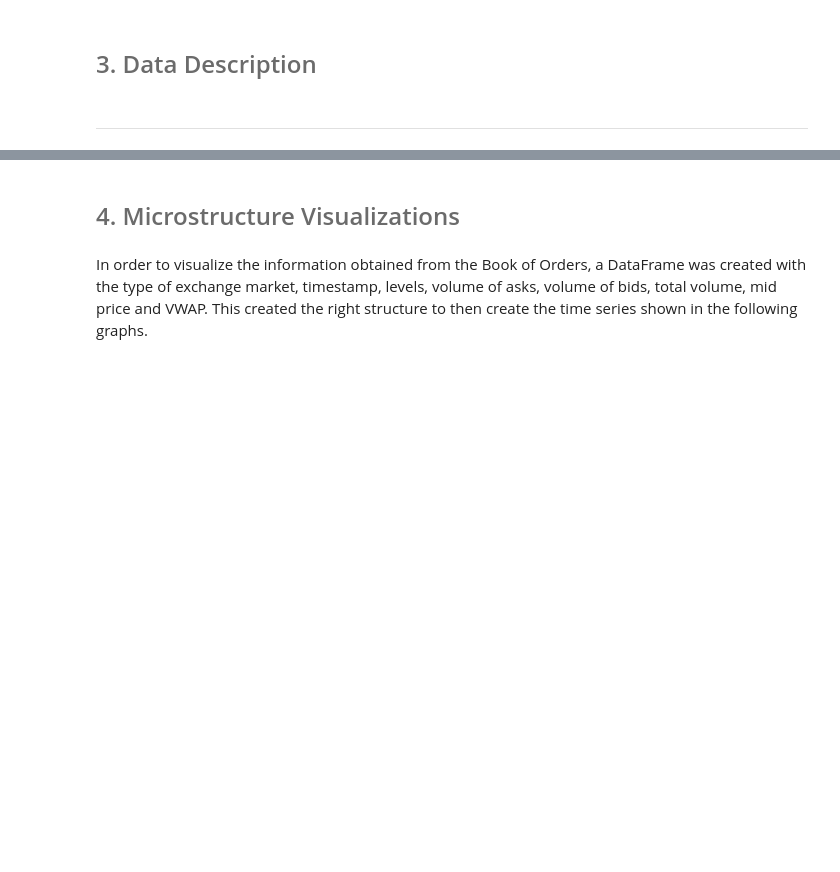
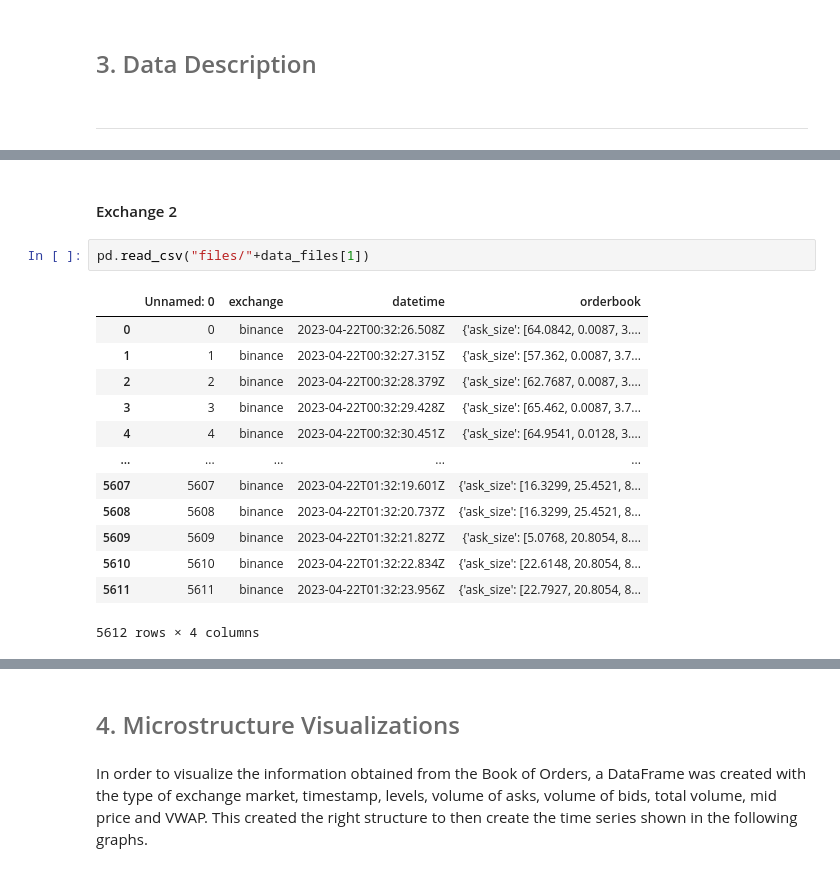
Before and after one commit to Tania-Bell/MyST_Lab4, a Jupyter notebook: notebook.ipynb, the cells around one changed output, grey strips where cells are left out. Saved outputs shown, nothing was run; the diff lists cells and outputs as text; blank space fills up the shorter version.

```diff
--- a/notebook.ipynb
+++ b/notebook.ipynb
@@ -204,0 +170,18 @@ series["bitfinex_ETHUSDT"].head()
+# %% [markdown]
+#### Exchange 2
+# %%
+pd.read_csv("files/"+data_files[1])
+# %% [output]
+|  | Unnamed: 0 | exchange | datetime | orderbook |
+| 0 | 0 | binance | 2023-04-22T00:32:26.508Z | {'ask_size': [64.0842, 0.0087, 3.... |
+| 1 | 1 | binance | 2023-04-22T00:32:27.315Z | {'ask_size': [57.362, 0.0087, 3.7... |
+| 2 | 2 | binance | 2023-04-22T00:32:28.379Z | {'ask_size': [62.7687, 0.0087, 3.... |
+| 3 | 3 | binance | 2023-04-22T00:32:29.428Z | {'ask_size': [65.462, 0.0087, 3.7... |
+| 4 | 4 | binance | 2023-04-22T00:32:30.451Z | {'ask_size': [64.9541, 0.0128, 3.... |
+| ... | ... | ... | ... | ... |
+| 5607 | 5607 | binance | 2023-04-22T01:32:19.601Z | {'ask_size': [16.3299, 25.4521, 8... |
+| 5608 | 5608 | binance | 2023-04-22T01:32:20.737Z | {'ask_size': [16.3299, 25.4521, 8... |
+| 5609 | 5609 | binance | 2023-04-22T01:32:21.827Z | {'ask_size': [5.0768, 20.8054, 8.... |
+| 5610 | 5610 | binance | 2023-04-22T01:32:22.834Z | {'ask_size': [22.6148, 20.8054, 8... |
+| 5611 | 5611 | binance | 2023-04-22T01:32:23.956Z | {'ask_size': [22.7927, 20.8054, 8... |
+5612 rows × 4 columns
```
Also changed, not shown: parts of 51 cells of this notebook, 12 other files.
